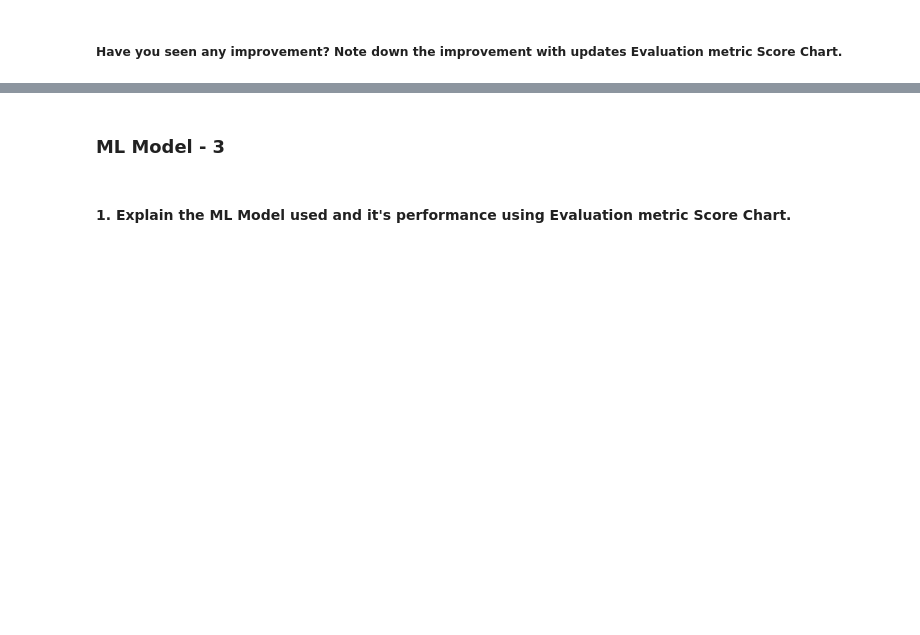
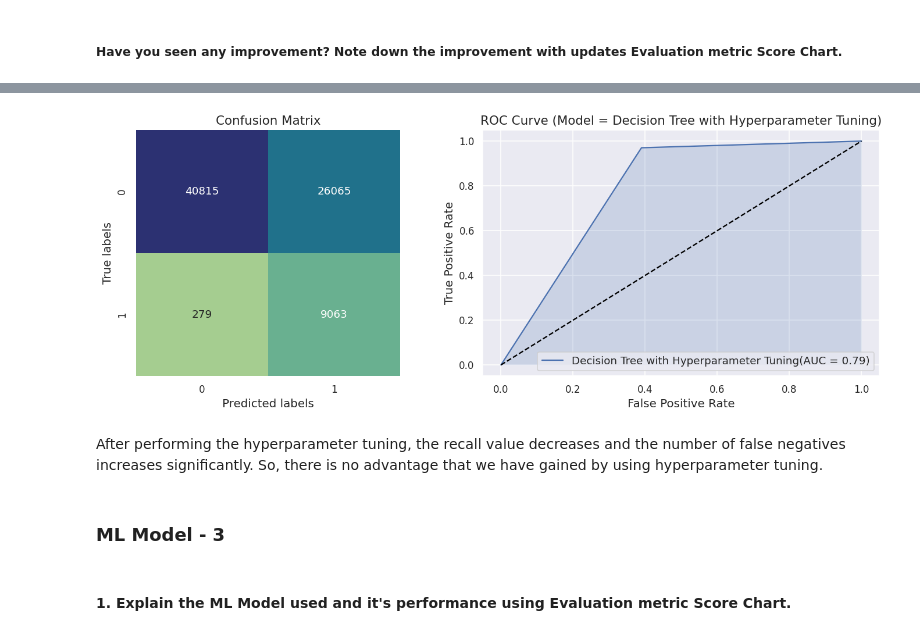
Before and after one commit to abhijain1216/Health-Insurance-Cross-Sell-Prediction-Classification-Project, a Jupyter notebook: Health_Insurance_Cross_Sell_Prediction_Classification_Project.ipynb, the cells around one changed output, grey strips where cells are left out. Cells and saved outputs as stored; diff of their text form; code cells hidden in the pictures; blank space fills up the shorter version.

```diff
--- a/Health_Insurance_Cross_Sell_Prediction_Classification_Project.ipynb
+++ b/Health_Insurance_Cross_Sell_Prediction_Classification_Project.ipynb
@@ -1595,0 +1632,16 @@ There is no improvement in the current model, our model already performed well.
+# %%
+# Implementation with hyperparameter optimization techniques (i.e., GridSearch CV, RandomSearch CV, Bayesian Optimization etc.)
+classifier = DecisionTreeClassifier(random_state=0)
+parameters = {'max_depth': [4,5,6,7], 'max_features':[0.5,0.6,0.7,0.8]}
+decisiontree_classifier_cv = GridSearchCV(classifier, parameters, scoring='recall', cv=5,n_jobs = -1)
+
+# Fit the Algorithm
+decisiontree_classifier_cv.fit(X_train_res,Y_train_res)
+
+# Predict on the model
+Y_train_pred_dt_cv = decisiontree_classifier_cv.predict(X_train_res)
+Y_test_pred_dt_cv = decisiontree_classifier_cv.predict(X_test)
+
+# Best parameters
+print("The best parameters are found out to be :" ,decisiontree_classifier_cv.best_params_)
+print("\nUsing these parameters the Recall is: ", decisiontree_classifier_cv.best_score_)
@@ -1608,3 +1674,10 @@ Answer Here.
+# %%
+# Confusion matrix and ROC curve for test data
+results_visualization(Y_test,Y_test_pred_dt_cv,'Decision Tree with Hyperparameter Tuning')
+# %% [output]
+[figure, added]
+# %% [markdown]
+After performing the hyperparameter tuning, the recall value decreases and the number of false negatives increases significantly. So, there is no advantage that we have gained by using hyperparameter tuning.
 # %% [markdown]
 ### ML Model - 3
 # %%
```
Also changed, not shown: parts of 17 cells of this notebook.
